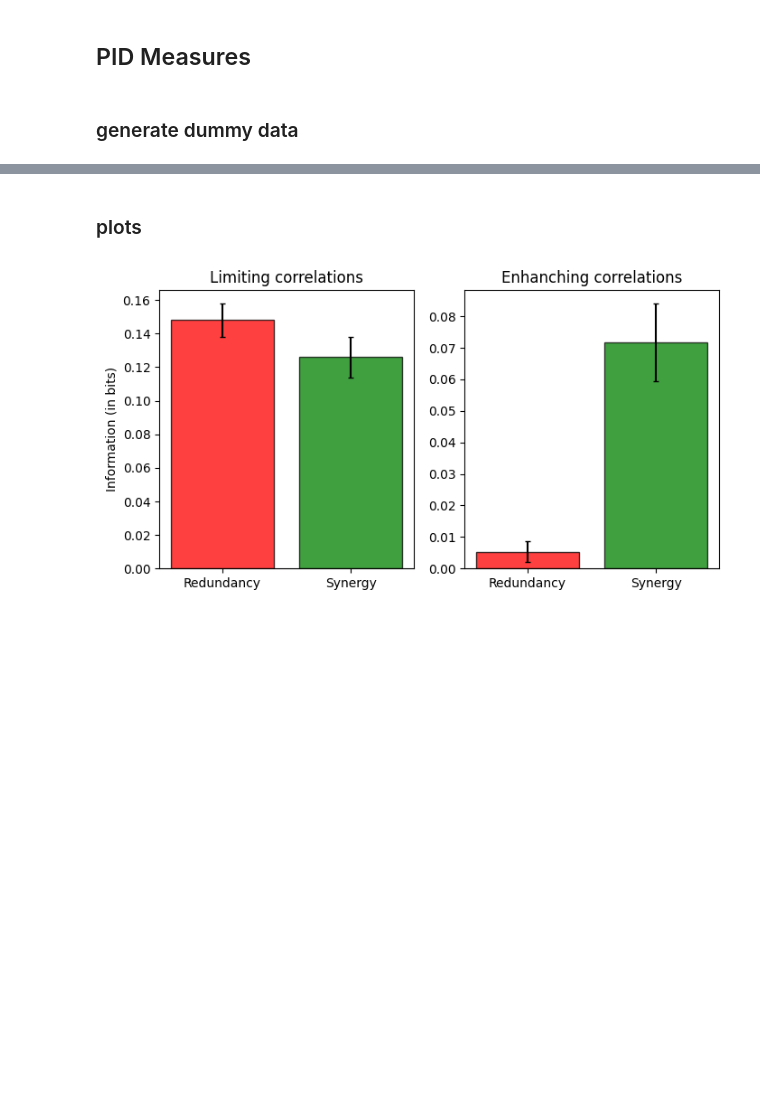
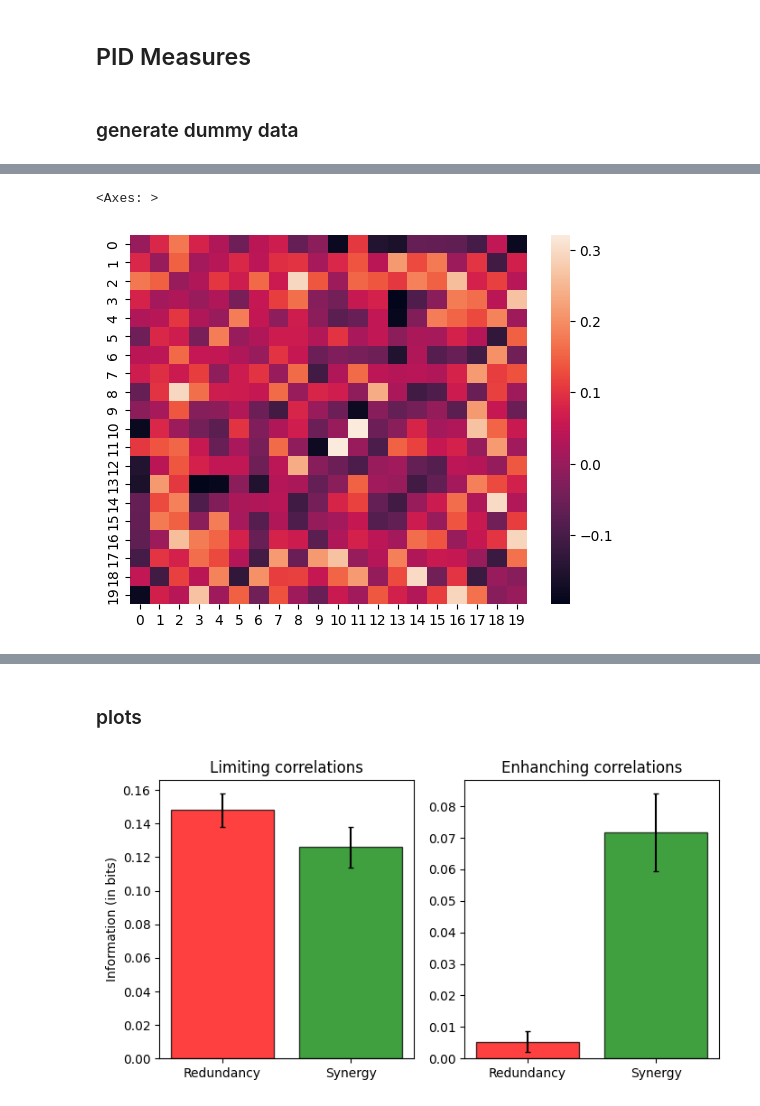
Before and after one commit to debottamKundu/ibl-partial-info-decomp, a Jupyter notebook: notebooks/test_info_functions.ipynb, the cells around one changed output, grey strips where cells are left out. Drawn from its saved outputs; the diff is of its cells as text; code cells hidden in the pictures; blank space fills up the shorter version.

```diff
--- a/notebooks/test_info_functions.ipynb
+++ b/notebooks/test_info_functions.ipynb
@@ -357,0 +351,5 @@ case_two = np.hstack([r1_casetwo_over_time, r2_casetwo_over_time])
+# %%
+sns.heatmap(np.corrcoef(r2_caseone_over_time) - np.corrcoef(r2_casetwo_over_time))
+# %% [output]
+<Axes: >
+[figure, added]
```
Also changed, not shown: parts of 10 cells of this notebook, 4 other files.
